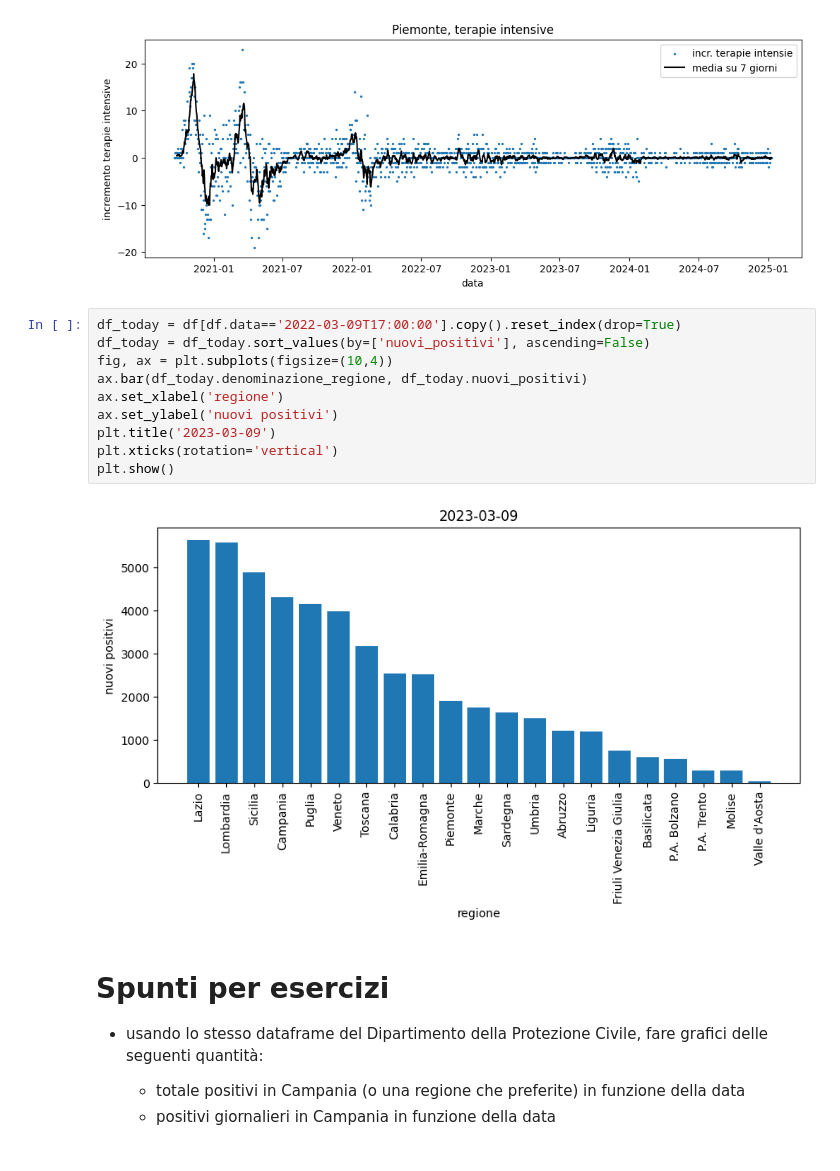
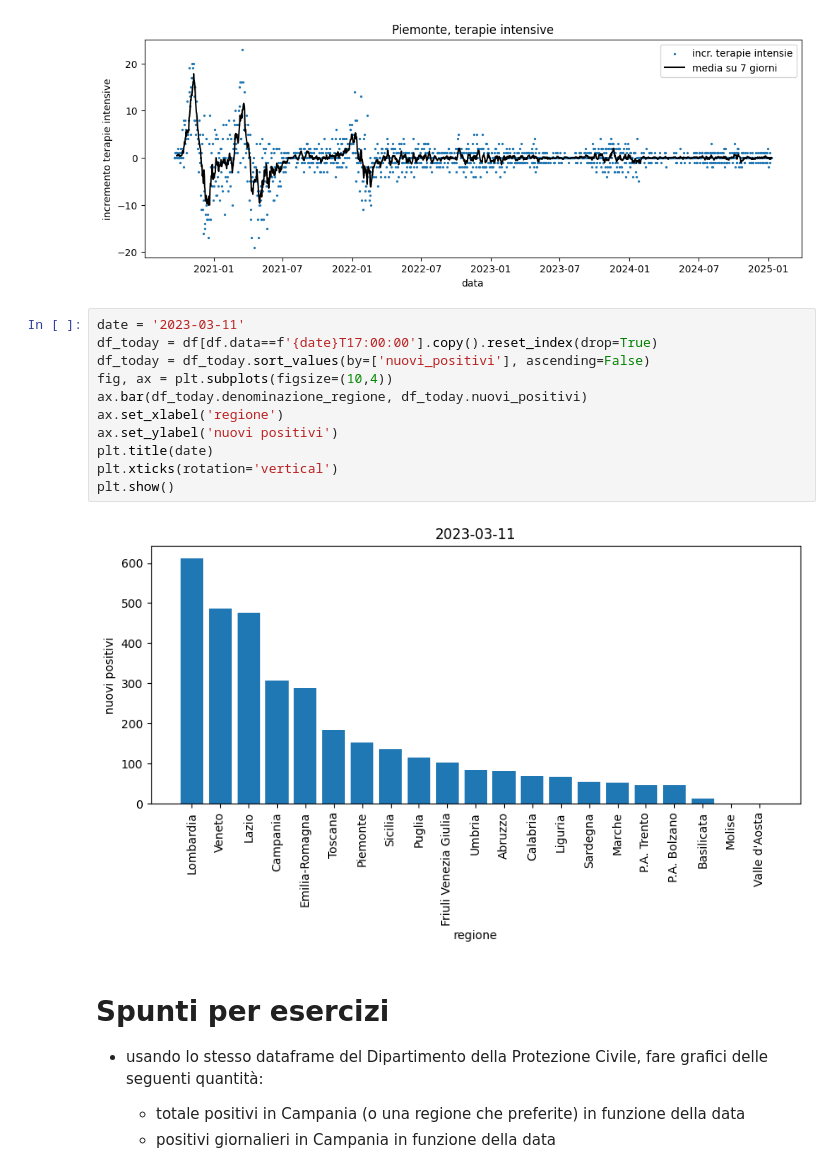
Before and after one commit to lucalista/analisi-dati-2026, a Jupyter notebook: 03.01.00__Pandas_introduzione.ipynb, the cells around one changed output. Saved outputs shown, nothing was run; the diff lists cells and outputs as text.

```diff
--- a/03.01.00__Pandas_introduzione.ipynb
+++ b/03.01.00__Pandas_introduzione.ipynb
@@ -435,17 +421,18 @@ ax.legend()
 <matplotlib.legend.Legend at 0x...>
 [figure]
 # %%
-df_today = df[df.data=='2022-03-09T17:00:00'].copy().reset_index(drop=True)
+date = '2023-03-11'
+df_today = df[df.data==f'{date}T17:00:00'].copy().reset_index(drop=True)
 df_today = df_today.sort_values(by=['nuovi_positivi'], ascending=False)
 fig, ax = plt.subplots(figsize=(10,4))
 ax.bar(df_today.denominazione_regione, df_today.nuovi_positivi)
 ax.set_xlabel('regione')
 ax.set_ylabel('nuovi positivi')
-plt.title('2023-03-09')
+plt.title(date)
 plt.xticks(rotation='vertical')
 plt.show()
 # %% [output]
-[figure, old version]
+[figure, new version]
 # %% [markdown]
 # Spunti per esercizi
 
```
Also changed, not shown: parts of 5 cells of this notebook.
